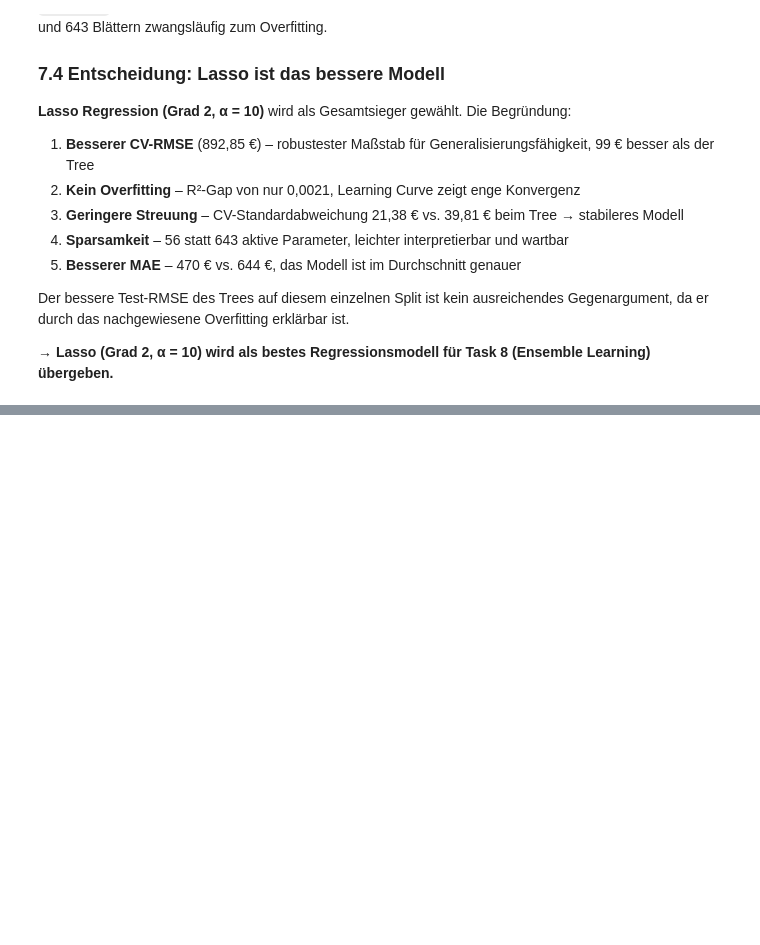
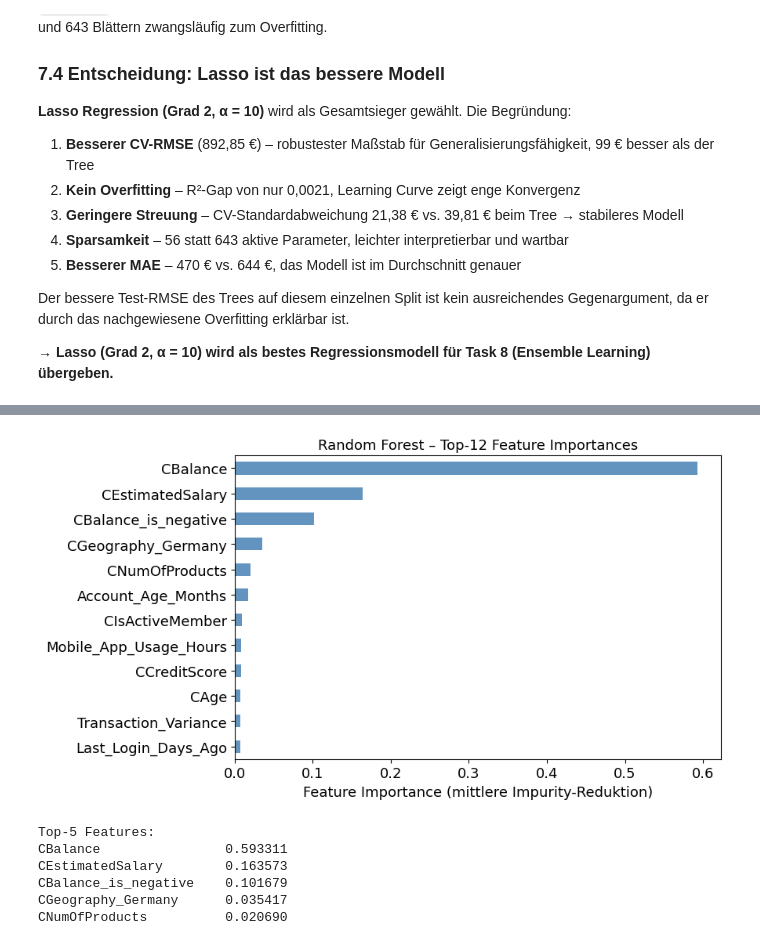
Before and after one commit to PatrickSchubert-Munich/DataScience_and_ML_Assignment, a Jupyter notebook: 02_regression/Assignment_02_2130238.ipynb, the cells around one changed output, grey strips where cells are left out. Drawn from its saved outputs; the diff is of its cells as text; code cells hidden in the pictures; blank space fills up the shorter version.

```diff
--- a/02_regression/Assignment_02_2130238.ipynb
+++ b/02_regression/Assignment_02_2130238.ipynb
@@ -1487,0 +1684,22 @@ Der bessere Test-RMSE des Trees auf diesem einzelnen Split ist kein ausreichende
+# %%
+# 2) Feature Importances (Top 12)
+feat_imp = pd.Series(best_rf.feature_importances_, index=X.columns).sort_values(ascending=False)
+top12 = feat_imp.head(12).sort_values()
+
+plt.figure(figsize=(9, 5))
+top12.plot(kind='barh', color='steelblue', alpha=0.85)
+plt.xlabel('Feature Importance (mittlere Impurity-Reduktion)')
+plt.title('Random Forest – Top-12 Feature Importances')
+plt.tight_layout()
+plt.show()
+
+print('Top-5 Features:')
+print(feat_imp.head(5).to_string())
+# %% [output]
+[figure, added]
+Top-5 Features:
+CBalance                0.593311
+CEstimatedSalary        0.163573
+CBalance_is_negative    0.101679
+CGeography_Germany      0.035417
+CNumOfProducts          0.020690
```
Also changed, not shown: parts of 30 cells of this notebook.
